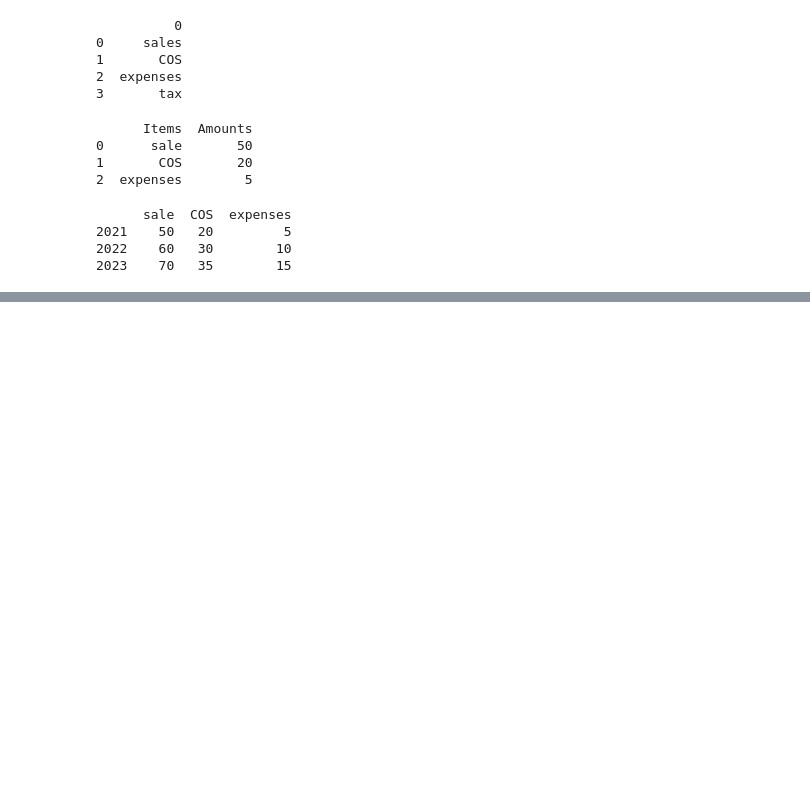
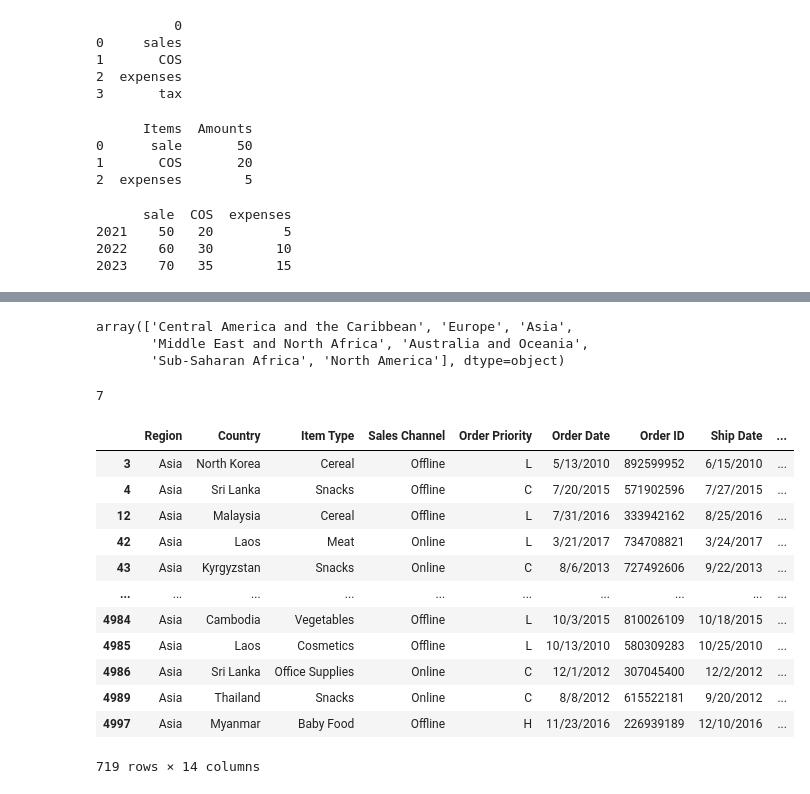
Before and after one commit to anhmaiusa/AnhMai, a Jupyter notebook: Python_for_Accountant.ipynb, the cells around one changed output, grey strips where cells are left out. Saved outputs shown, nothing was run; the diff lists cells and outputs as text; code cells hidden in the pictures; blank space fills up the shorter version.

```diff
--- a/Python_for_Accountant.ipynb
+++ b/Python_for_Accountant.ipynb
@@ -54,0 +95,26 @@ print(PnL_dictDF)
+# %%
+df['Region'].unique()
+# %% [output]
+array(['Central America and the Caribbean', 'Europe', 'Asia',
+       'Middle East and North Africa', 'Australia and Oceania',
+       'Sub-Saharan Africa', 'North America'], dtype=object)
+# %%
+len(df['Region'].unique())
+# %% [output]
+7
+# %%
+df.loc[df['Region'] == 'Asia']
+# %% [output]
+|  | Region | Country | Item Type | Sales Channel | Order Priority | Order Date | Order ID | Ship Date | ... |
+| 3 | Asia | North Korea | Cereal | Offline | L | 5/13/2010 | 892599952 | 6/15/2010 | ... |
+| 4 | Asia | Sri Lanka | Snacks | Offline | C | 7/20/2015 | 571902596 | 7/27/2015 | ... |
+| 12 | Asia | Malaysia | Cereal | Offline | L | 7/31/2016 | 333942162 | 8/25/2016 | ... |
+| 42 | Asia | Laos | Meat | Online | L | 3/21/2017 | 734708821 | 3/24/2017 | ... |
+| 43 | Asia | Kyrgyzstan | Snacks | Online | C | 8/6/2013 | 727492606 | 9/22/2013 | ... |
+| ... | ... | ... | ... | ... | ... | ... | ... | ... | ... |
+| 4984 | Asia | Cambodia | Vegetables | Offline | L | 10/3/2015 | 810026109 | 10/18/2015 | ... |
+| 4985 | Asia | Laos | Cosmetics | Offline | L | 10/13/2010 | 580309283 | 10/25/2010 | ... |
+| 4986 | Asia | Sri Lanka | Office Supplies | Online | C | 12/1/2012 | 307045400 | 12/2/2012 | ... |
+| 4989 | Asia | Thailand | Snacks | Online | C | 8/8/2012 | 615522181 | 9/20/2012 | ... |
+| 4997 | Asia | Myanmar | Baby Food | Offline | H | 11/23/2016 | 226939189 | 12/10/2016 | ... |
+719 rows × 14 columns
```
Also changed, not shown: parts of 8 cells of this notebook.
